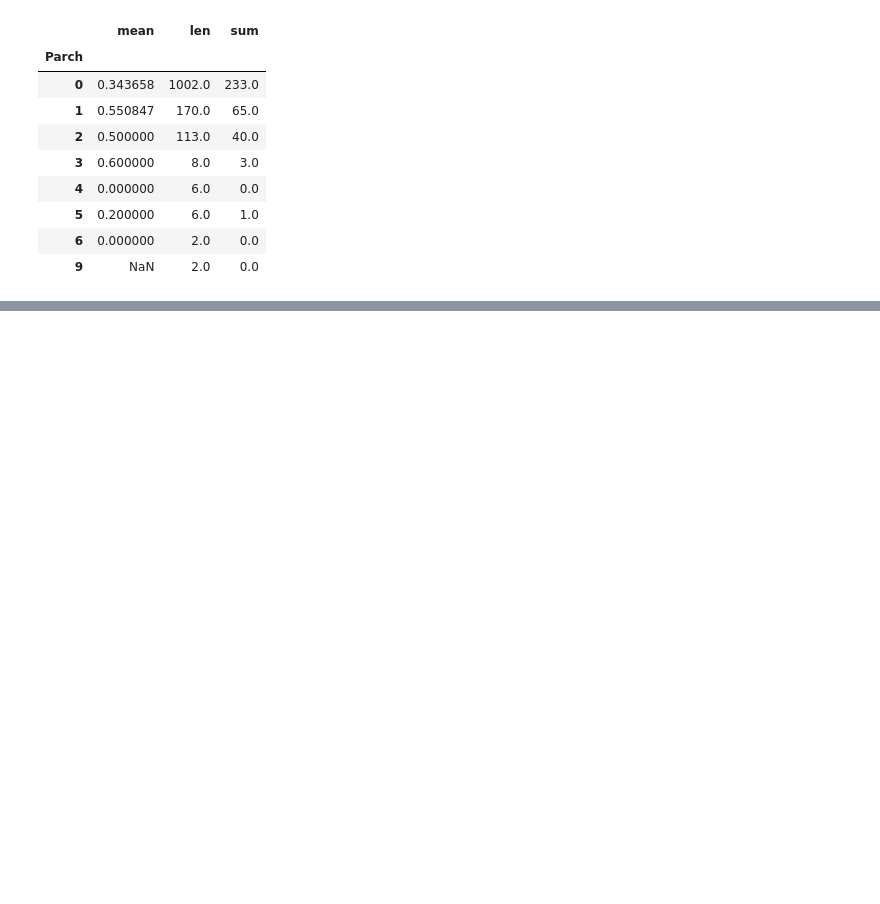
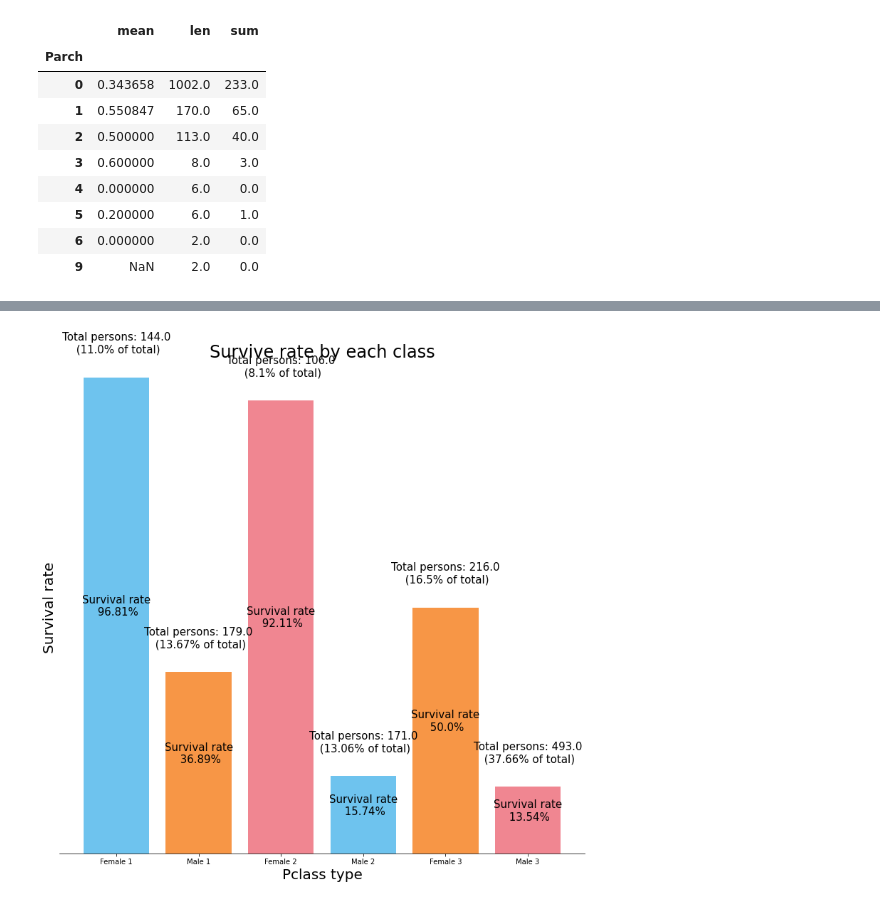
Before and after one commit to pavi-ninjaac/Kaggle, a Jupyter notebook: Titanic_Kaggle.ipynb, the cells around one changed output, grey strips where cells are left out. Cells and saved outputs as stored; diff of their text form; code cells hidden in the pictures; blank space fills up the shorter version.

```diff
--- a/Titanic_Kaggle.ipynb
+++ b/Titanic_Kaggle.ipynb
@@ -202,0 +225,44 @@ data.groupby('Parch')['Survived'].agg([np.mean,len,sum])
+# %%
+fig = plt.figure(figsize = (11,11))
+ax = fig.add_subplot()
+
+ax.set_ylim(0,1)
+
+sex_Pclass = data.groupby(['Pclass','Sex'])['Survived'].agg([np.mean,len]).reset_index()
+sex_Pclass['PclassSex'] = sex_Pclass.apply(lambda row : str.title(row["Sex"]) + " " + str(row["Pclass"]), axis = 1)
+
+Pclass_x = sex_Pclass['PclassSex'].values
+height_y = sex_Pclass['mean'].values
+no_persons = sex_Pclass['len'].values
+total_percent = no_persons/sum(sex_Pclass['len'])
+colors = ["#6EC3EE", "#F79646", "#F08691"]
+
+#plot the bar chart
+ax.bar(x=Pclass_x , height  = height_y , color = colors)
+
+#set the font style
+fontdict = {'horizontalalignment': 'center', "fontsize":"15"}
+
+for x , y , person , total_person in zip(Pclass_x,height_y,no_persons,total_percent):
+    text = f"Total persons: {person}\n ({round(total_person*100, 2)}% of total)"
+    ax.text(x, y + .05, s = text, fontdict = fontdict)
+
+    text = f"Survival rate\n {round(y*100,2)}%"
+    ax.text(x,y/2,s=text , fontdict = fontdict)
+#set the ticks
+
+ax.set_yticks([])
+
+#set the labels
+ax.set_xlabel("Pclass type", size = 20)
+ax.set_ylabel("Survival rate", size = 20)
+
+# remove the spines
+ax.spines["top"].set_color("None")
+ax.spines["left"].set_color("None")
+ax.spines["right"].set_color("None")
+
+ax.set_title("Survive rate by each class", size = 24)
+fig.tight_layout()
+# %% [output]
+[figure, added]
```
Also changed, not shown: parts of 20 cells of this notebook.
